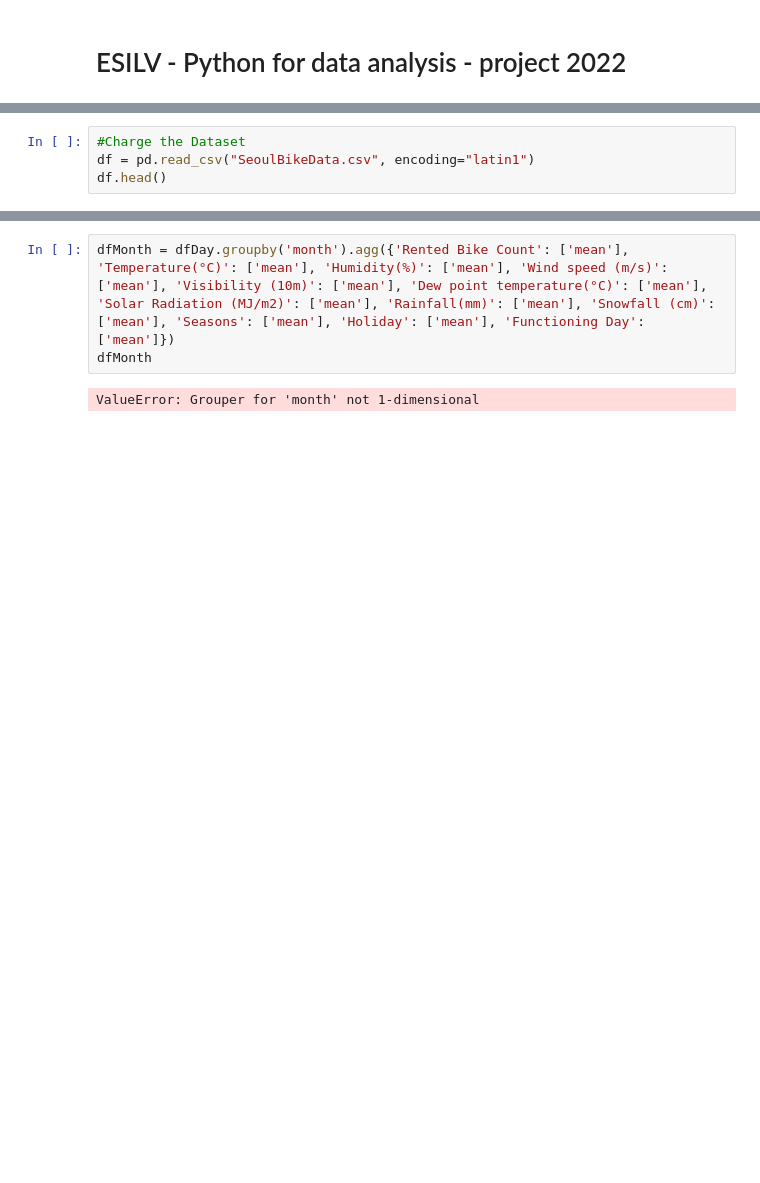
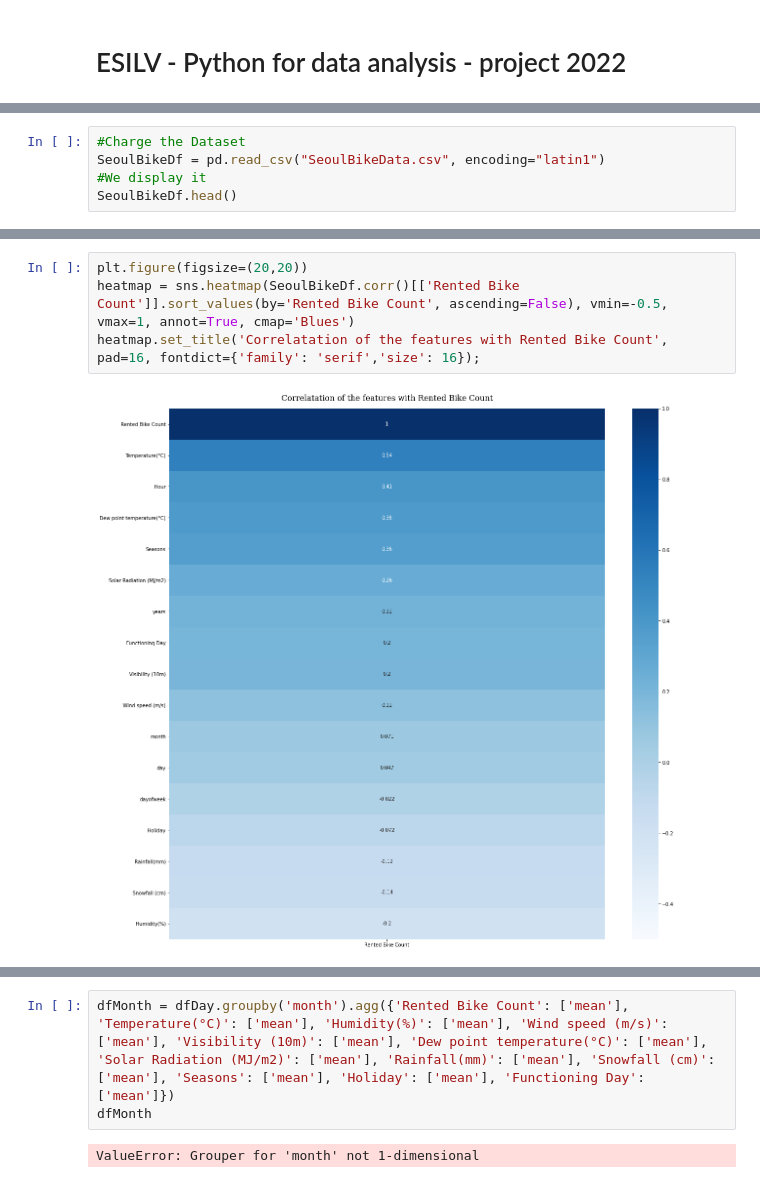
Before and after one commit to Pierre-Portfolio/Seoul-Bike-Sharing, a Jupyter notebook: SeoulBike.ipynb, the cells around one changed output, grey strips where cells are left out. Drawn from its saved outputs; the diff is of its cells as text; blank space fills up the shorter version.

```diff
--- a/SeoulBike.ipynb
+++ b/SeoulBike.ipynb
@@ -11,7 +24,8 @@ import seaborn as sns
 # %%
 #Charge the Dataset
-df = pd.read_csv("SeoulBikeData.csv", encoding="latin1")
-df.head()
+SeoulBikeDf = pd.read_csv("SeoulBikeData.csv", encoding="latin1")
+#We display it
+SeoulBikeDf.head()
 # %% [output]
 |  | Date | Rented Bike Count | Hour | Temperature(°C) | Humidity(%) | Wind speed (m/s) | Visibility (10m) | ... |
 | 0 | 01/12/2017 | 254 | 0 | -5.2 | 37 | 2.2 | 2000 | ... |
@@ -100,0 +141,6 @@ df.corr().style.background_gradient(cmap='Blues')
+# %%
+plt.figure(figsize=(20,20))
+heatmap = sns.heatmap(SeoulBikeDf.corr()[['Rented Bike Count']].sort_values(by='Rented Bike Count', ascending=False), vmin=-0.5, vmax=1, annot=True, cmap='Blues')
+heatmap.set_title('Correlatation of the features with Rented Bike Count', pad=16, fontdict={'family': 'serif','size': 16});
+# %% [output]
+[figure, added]
```
Also changed, not shown: parts of 35 cells of this notebook.
